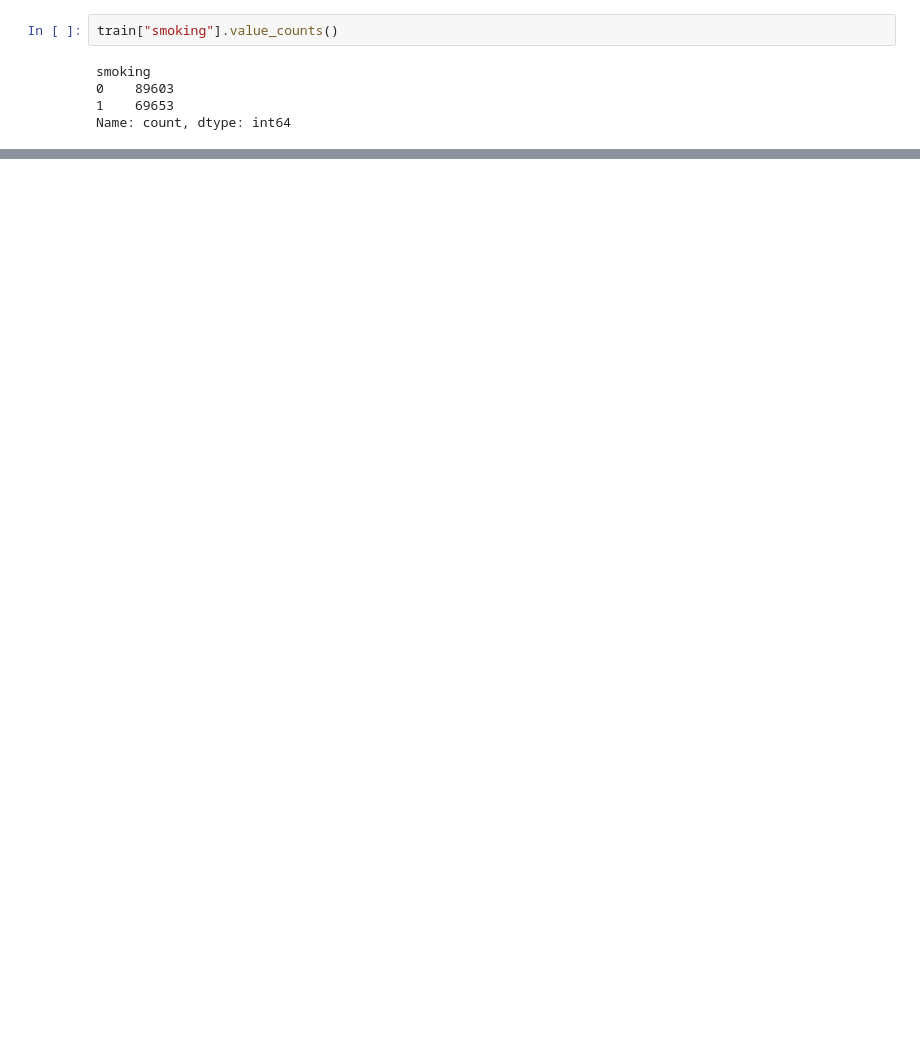
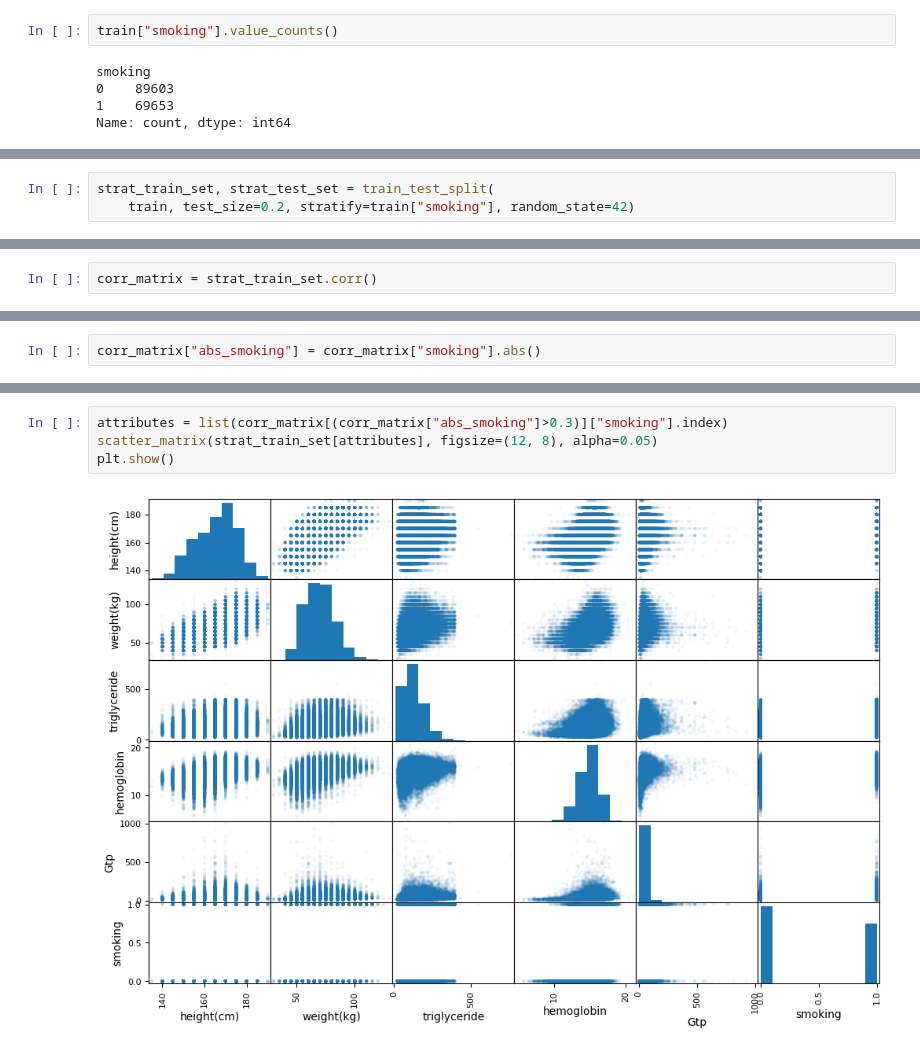
Before and after one commit to anielv95/kaggle-pg-3x24, a Jupyter notebook: notebooks/eda.ipynb, the cells around one changed output, grey strips where cells are left out. Saved outputs shown, nothing was run; the diff lists cells and outputs as text; blank space fills up the shorter version.

```diff
--- a/notebooks/eda.ipynb
+++ b/notebooks/eda.ipynb
@@ -76,0 +97,3 @@ Name: count, dtype: int64
+# %%
+strat_train_set, strat_test_set = train_test_split(
+    train, test_size=0.2, stratify=train["smoking"], random_state=42)
@@ -76,0 +122,2 @@ Name: count, dtype: int64
+# %%
+corr_matrix = strat_train_set.corr()
@@ -76,0 +148,2 @@ Name: count, dtype: int64
+# %%
+corr_matrix["abs_smoking"] = corr_matrix["smoking"].abs()
@@ -76,0 +182,6 @@ Name: count, dtype: int64
+# %%
+attributes = list(corr_matrix[(corr_matrix["abs_smoking"]>0.3)]["smoking"].index)
+scatter_matrix(strat_train_set[attributes], figsize=(12, 8), alpha=0.05)
+plt.show()
+# %% [output]
+[figure, added]
```
Also changed, not shown: parts of 54 cells of this notebook, 2 other files.
